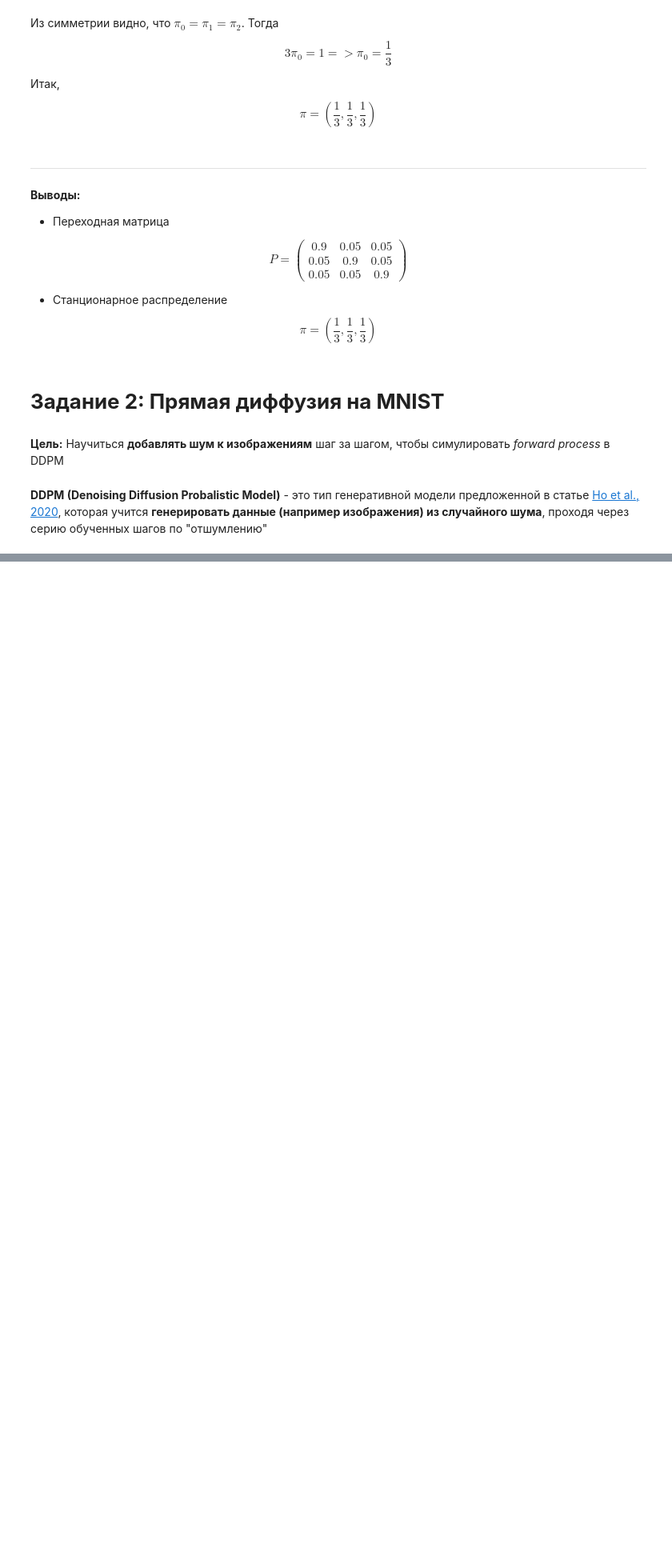
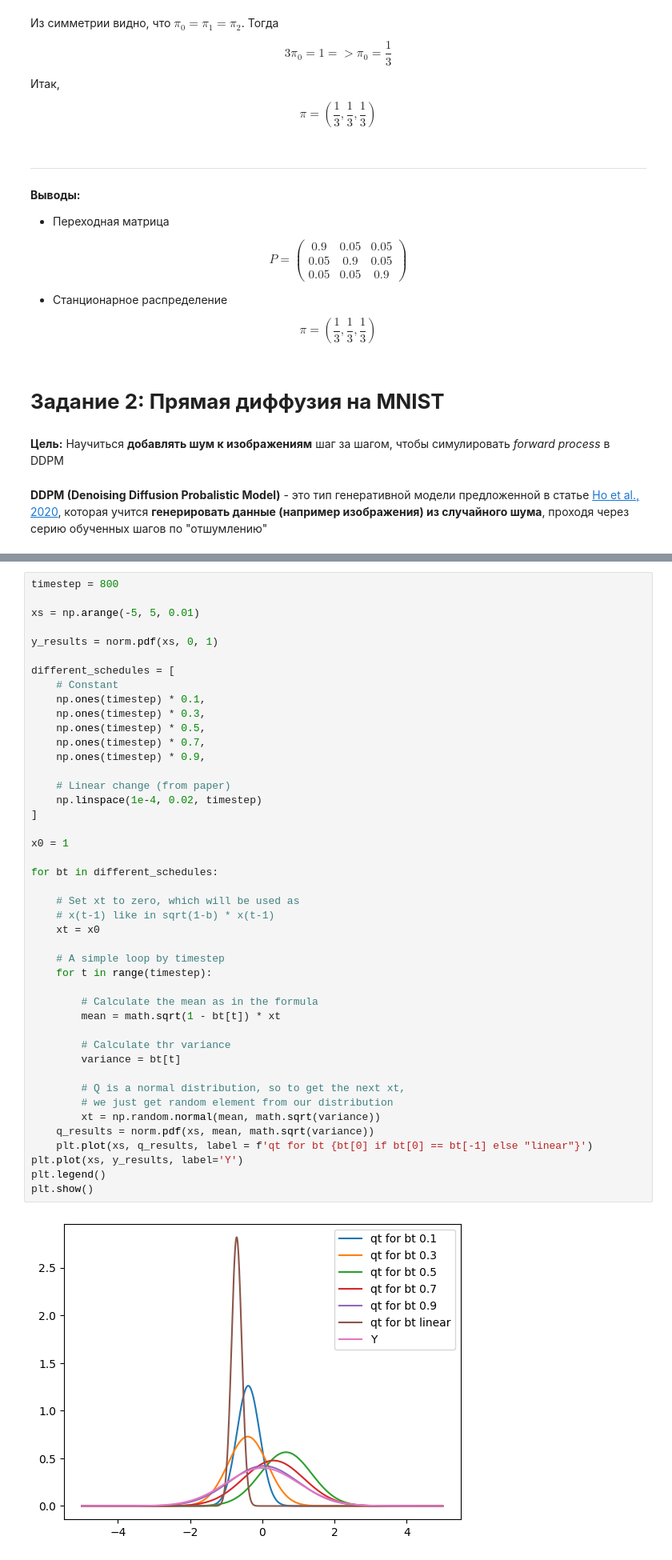
Before and after one commit to Rainfue/Diffusion, a Jupyter notebook: module1.ipynb, the cells around one changed output, grey strips where cells are left out. Shown at 80% size. Saved outputs shown, nothing was run; the diff lists cells and outputs as text; blank space fills up the shorter version.

Commit message:
start another one by some paper

```diff
--- a/module1.ipynb
+++ b/module1.ipynb
@@ -93,0 +173,46 @@ def q_sample(x0, t, betas):
+# %%
+timestep = 800
+
+xs = np.arange(-5, 5, 0.01)
+
+y_results = norm.pdf(xs, 0, 1)
+
+different_schedules = [
+    # Constant
+    np.ones(timestep) * 0.1,
+    np.ones(timestep) * 0.3,
+    np.ones(timestep) * 0.5,
+    np.ones(timestep) * 0.7,
+    np.ones(timestep) * 0.9,
+
+    # Linear change (from paper)
+    np.linspace(1e-4, 0.02, timestep)
+]
+
+x0 = 1
+
+for bt in different_schedules:
+
+    # Set xt to zero, which will be used as
+    # x(t-1) like in sqrt(1-b) * x(t-1)
+    xt = x0
+
+    # A simple loop by timestep
+    for t in range(timestep):
+
+        # Calculate the mean as in the formula
+        mean = math.sqrt(1 - bt[t]) * xt
+
+        # Calculate thr variance
+        variance = bt[t]
+
+        # Q is a normal distribution, so to get the next xt,
+        # we just get random element from our distribution
+        xt = np.random.normal(mean, math.sqrt(variance))
+    q_results = norm.pdf(xs, mean, math.sqrt(variance))
+    plt.plot(xs, q_results, label = f'qt for bt {bt[0] if bt[0] == bt[-1] else "linear"}')
+plt.plot(xs, y_results, label='Y')
+plt.legend()
+plt.show()
+# %% [output]
+[figure, added]
```
Also changed, not shown: parts of 27 cells of this notebook, 2 other files.
